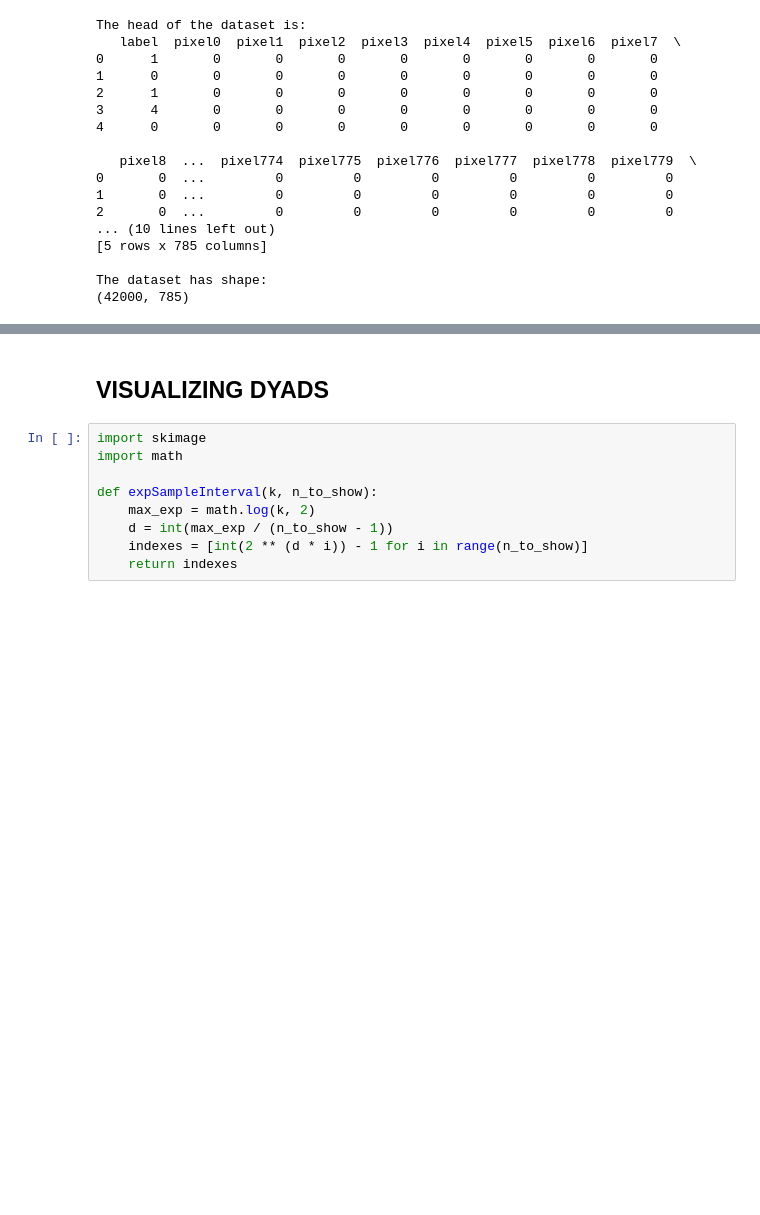
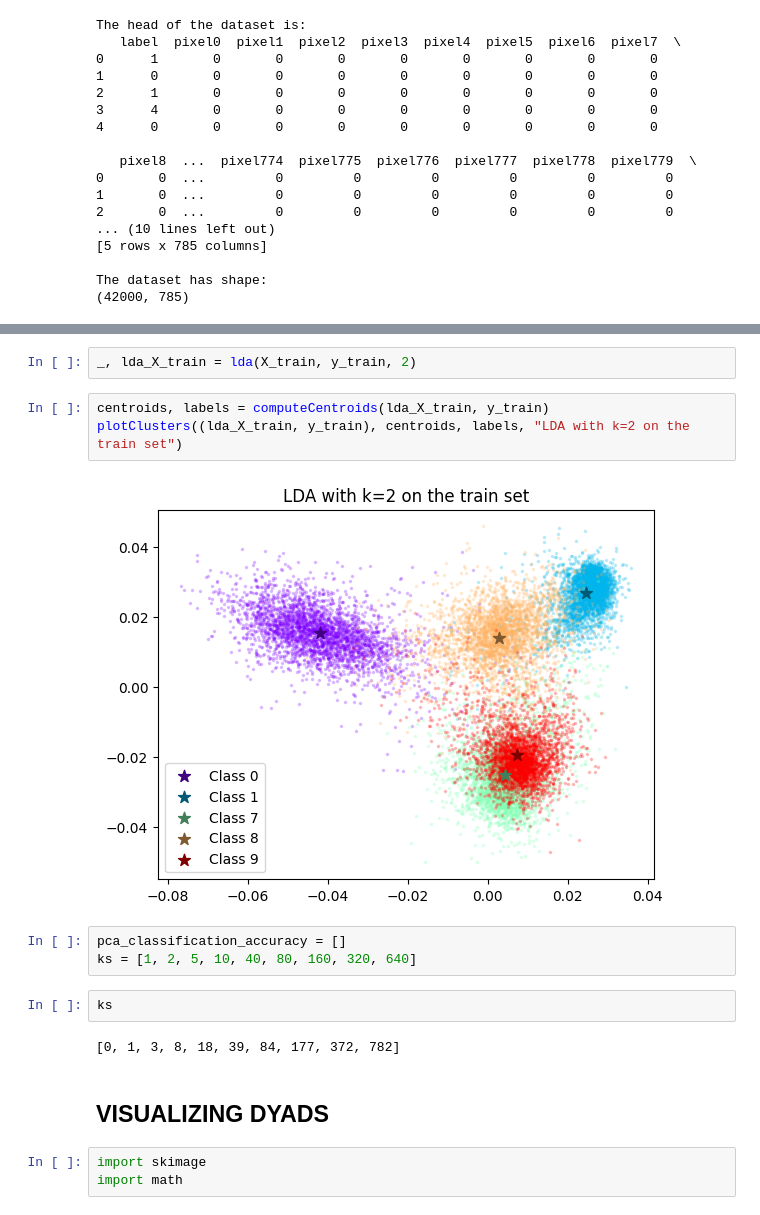
Before and after one commit to MrCr4ft/SMM-Homeworks, a Jupyter notebook: Homework_2/Homework-2.ipynb, the cells around one changed output, grey strips where cells are left out. Saved outputs shown, nothing was run; the diff lists cells and outputs as text; blank space fills up the shorter version.

```diff
--- a/Homework_2/Homework-2.ipynb
+++ b/Homework_2/Homework-2.ipynb
@@ -73,14 +190,22 @@ array([[[0, 0, 0, ..., 0, 0, 0]],
+# %%
+_, lda_X_train = lda(X_train, y_train, 2)
+# %%
+centroids, labels = computeCentroids(lda_X_train, y_train)
+plotClusters((lda_X_train, y_train), centroids, labels, "LDA with k=2 on the train set")
+# %% [output]
+[figure, added]
+# %%
+pca_classification_accuracy = []
+ks = [1, 2, 5, 10, 40, 80, 160, 320, 640]
+# %%
+ks
+# %% [output]
+[0, 1, 3, 8, 18, 39, 84, 177, 372, 782]
 # %% [markdown]
 ## VISUALIZING DYADS
 # %%
 import skimage
 import math
-
-def expSampleInterval(k, n_to_show):
-    max_exp = math.log(k, 2)
-    d = int(max_exp / (n_to_show - 1))
-    indexes = [int(2 ** (d * i)) - 1 for i in range(n_to_show)]
-    return indexes
 # %%
 def kRankApproximation(u: np.ndarray, s: np.ndarray, v: np.ndarray, k: int):
     approximation = np.zeros((512, 512))
```
Also changed, not shown: parts of 11 cells of this notebook.
